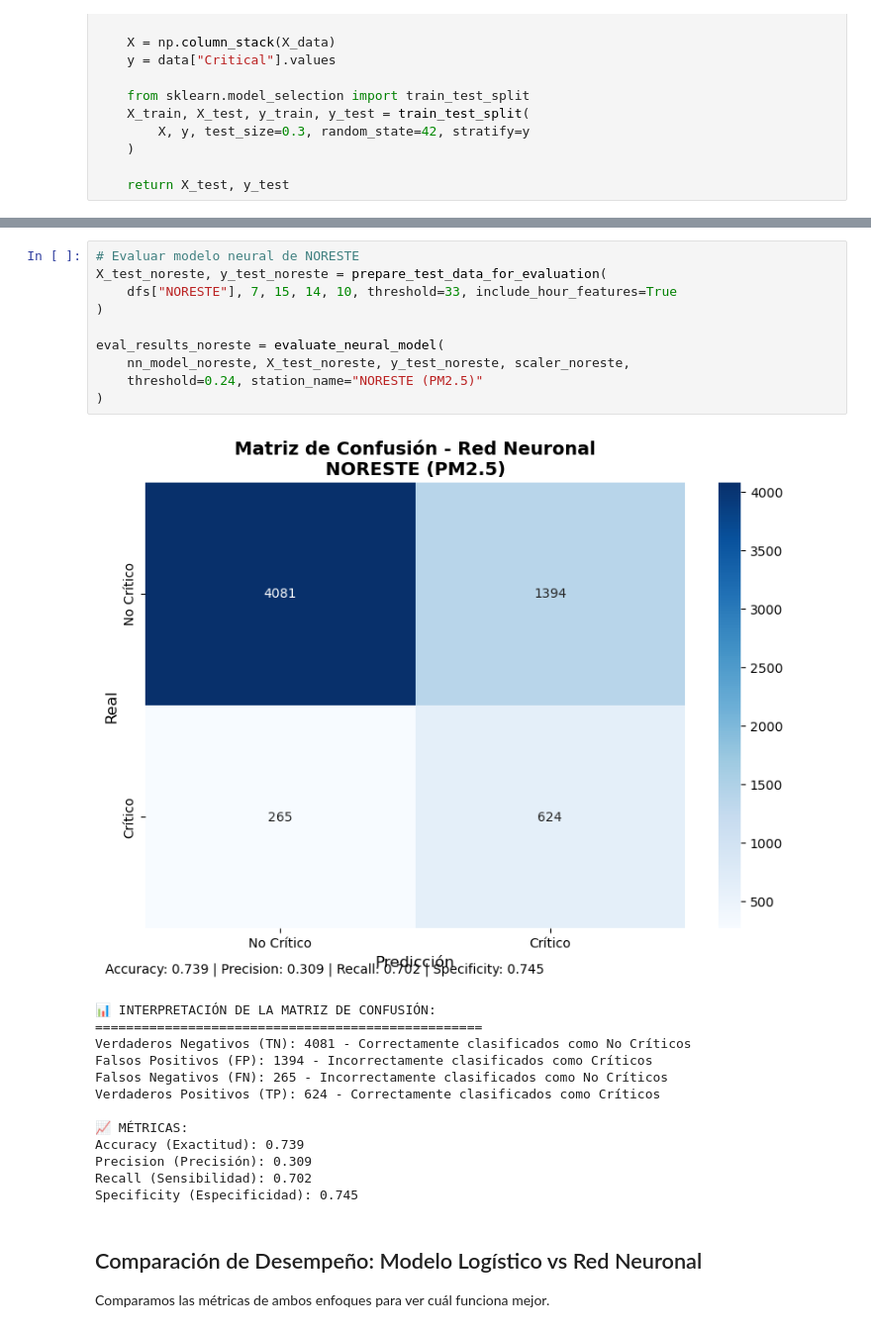
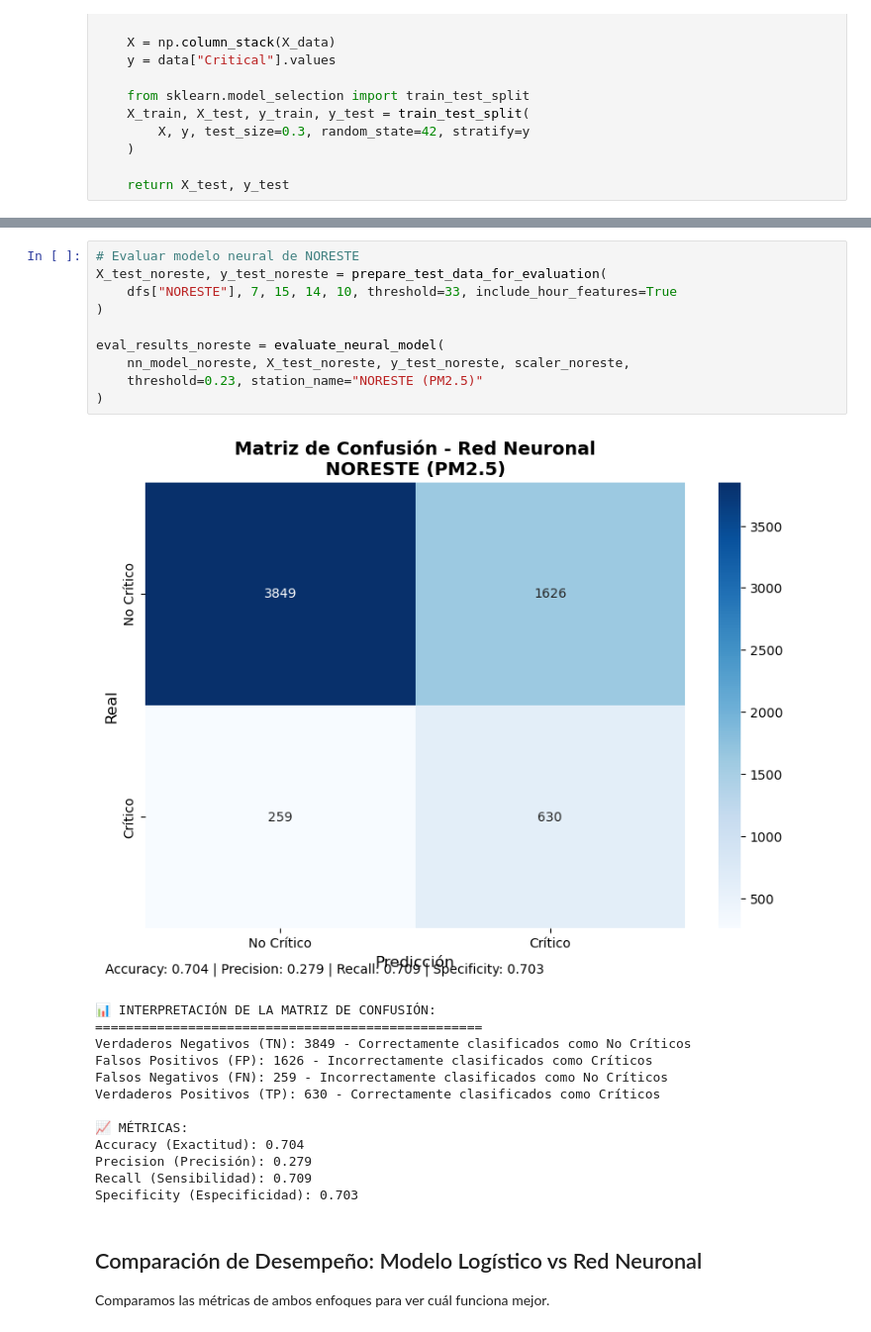
Before and after one commit to albo437/MA2003B, a Jupyter notebook: modelo.ipynb, the cells around one changed output, grey strips where cells are left out. Shown at 99% size. Saved outputs shown, nothing was run; the diff lists cells and outputs as text.

```diff
--- a/modelo.ipynb
+++ b/modelo.ipynb
@@ -1081,27 +1080,27 @@ Specificity (Especificidad): 0.812
 # %%
 # Evaluar modelo neural de NORESTE
 X_test_noreste, y_test_noreste = prepare_test_data_for_evaluation(
     dfs["NORESTE"], 7, 15, 14, 10, threshold=33, include_hour_features=True
 )
 
 eval_results_noreste = evaluate_neural_model(
     nn_model_noreste, X_test_noreste, y_test_noreste, scaler_noreste,
-    threshold=0.24, station_name="NORESTE (PM2.5)"
+    threshold=0.23, station_name="NORESTE (PM2.5)"
 )
 # %% [output]
-[figure, old version]
+[figure, new version]
 📊 INTERPRETACIÓN DE LA MATRIZ DE CONFUSIÓN:
 ==================================================
-Verdaderos Negativos (TN): 4081 - Correctamente clasificados como No Críticos
-Falsos Positivos (FP): 1394 - Incorrectamente clasificados como Críticos
-Falsos Negativos (FN): 265 - Incorrectamente clasificados como No Críticos
-Verdaderos Positivos (TP): 624 - Correctamente clasificados como Críticos
+Verdaderos Negativos (TN): 3849 - Correctamente clasificados como No Críticos
+Falsos Positivos (FP): 1626 - Incorrectamente clasificados como Críticos
+Falsos Negativos (FN): 259 - Incorrectamente clasificados como No Críticos
+Verdaderos Positivos (TP): 630 - Correctamente clasificados como Críticos
 
 📈 MÉTRICAS:
-Accuracy (Exactitud): 0.739
-Precision (Precisión): 0.309
-Recall (Sensibilidad): 0.702
-Specificity (Especificidad): 0.745
+Accuracy (Exactitud): 0.704
+Precision (Precisión): 0.279
+Recall (Sensibilidad): 0.709
+Specificity (Especificidad): 0.703
 # %% [markdown]
 ## Comparación de Desempeño: Modelo Logístico vs Red Neuronal
 
```
Also changed, not shown: parts of 18 cells of this notebook, 22 other files.
